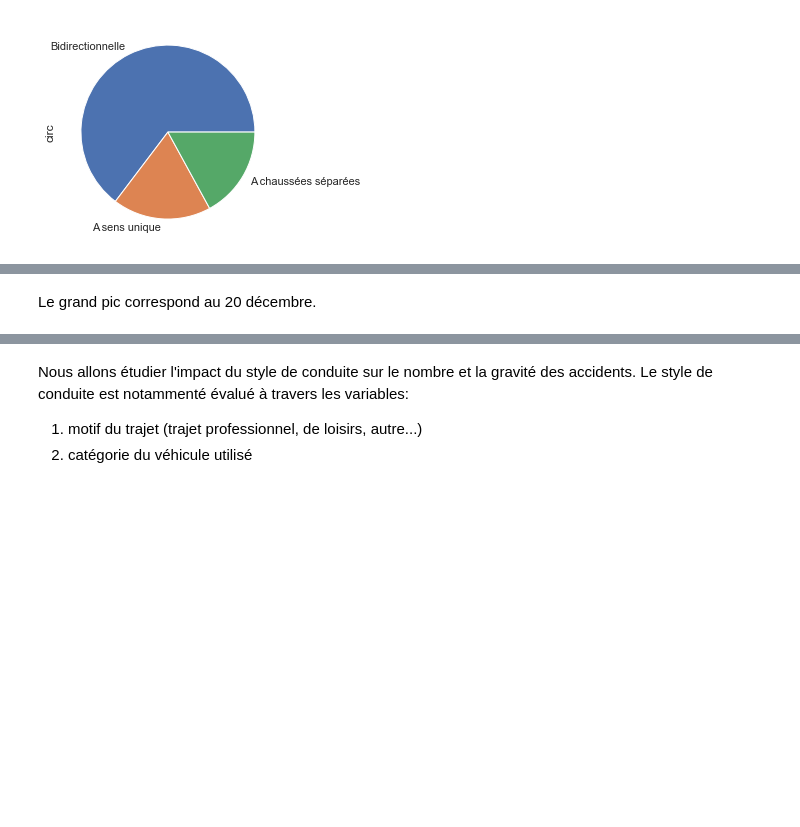
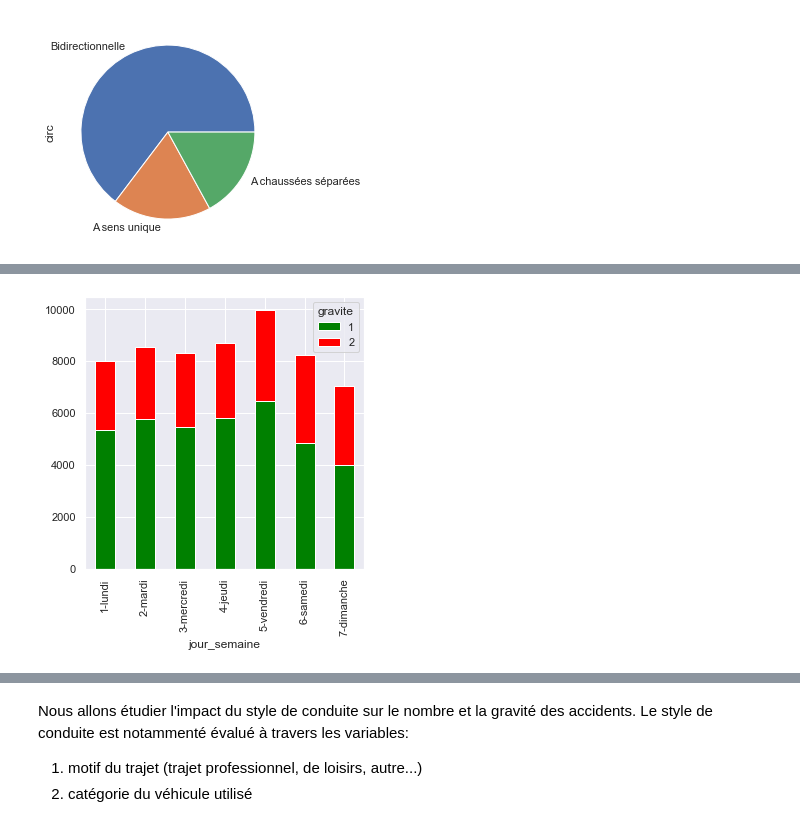
Before and after one commit to Clotilde-23/Accidents-corporels, a Jupyter notebook: Statistiques_descriptives.ipynb, the cells around one changed output, grey strips where cells are left out. Cells and saved outputs as stored; diff of their text form; code cells hidden in the pictures; blank space fills up the shorter version.

Commit message:
Mettre en forme les résultats

```diff
--- a/Statistiques_descriptives.ipynb
+++ b/Statistiques_descriptives.ipynb
@@ -25,7 +23,7 @@ def diag_barres_gravite(df, variable) :
 # %%
-def diag_barres_gravite_cumulees(df, variable) :
-    sns.set(rc = {'figure.figsize':(4, 4)})
-    df_crosstab = pd.crosstab(df[variable], df.gravite, normalize = "index").reset_index().set_index(variable)
+def diag_barres_gravite_cumulees_effectif(df, variable) :
+    sns.set(rc = {'figure.figsize':(5, 5)})
+    df_crosstab = pd.crosstab(df[variable], df.gravite).reset_index().set_index(variable)
     df_crosstab.plot(kind = "bar", stacked=True, color = ["green", "red"])
 # %%
 #On copie-colle la fonction précédente à laquelle on ajoute une dimension "ax" par souci de mise en forme pour la suite (partie "Route")
@@ -95,0 +63,19 @@ See the caveats in the documentation: https://pandas.pydata.org/pandas-docs/stab
+# %%
+# Mettre les variables jour et mois en Integer
+df_accidents["mois"] = df_accidents["mois"].astype(int)
+df_accidents["jour"] = df_accidents["jour"].astype(int)
+
+# Remettre un index conforme :
+index = [i for i in range(df_accidents.shape[0])]
+df_accidents.index = index
+
+# Création de la variable date en format date
+# Création d'une variable jour de la semaine (lundi, mardi, ...)
+df_accidents = df_accidents.assign(date=0)
+df_accidents = df_accidents.assign(jour_semaine=0)
+for i in range (df_accidents.shape[0]) :
+    df_accidents["date"][i] = datetime.date(2019, df_accidents["mois"][i], df_accidents["jour"][i])
+    df_accidents["jour_semaine"][i] = df_accidents["date"][i].isoweekday()
+
+# Afficher les noms des jours à la place des numéros
+df_accidents["jour_semaine"] = df_accidents["jour_semaine"].replace([1, 2, 3, 4, 5, 6, 7], ["1-lundi", "2-mardi", "3-mercredi", "4-jeudi", "5-vendredi", "6-samedi", "7-dimanche"])
@@ -96,14 +85,18 @@ See the caveats in the documentation: https://pandas.pydata.org/pandas-docs/stab
 # %%
 df_accidents = df_accidents.assign(accident=1)
 df_date = df_accidents.groupby('date').agg({"accident" : 'sum'}).reset_index()
 df_date_grav1 = df_accidents[df_accidents.gravite==1].groupby('date').agg({"accident" : 'sum'}).reset_index()
 df_date_grav2 = df_accidents[df_accidents.gravite==2].groupby('date').agg({"accident" : 'sum'}).reset_index()
 
+sns.set(rc = {'figure.figsize':(15,8)})
 #sns.lineplot(x='date', y = 'accident', data = df_date, color = 'blue')
 #sns.lineplot(x='date', y = 'accident', data = df_date_grav1, color = 'green', dashes=True)
 #sns.lineplot(x='date', y = 'accident', data = df_date_grav2, color = 'red')
+
+#diag_barres_gravite_cumulees_effectif(df_accidents, "mois")
+diag_barres_gravite_cumulees_effectif(df_accidents, "jour_semaine")
+# %% [output]
+[figure, added]
-# %% [markdown]
-Le grand pic correspond au 20 décembre.
 # %%
 df_accidents = df_accidents.assign(semaine=0)
 for i in range (df_accidents.shape[0]) :
```
Also changed, not shown: parts of 32 cells of this notebook, 1 other file.
